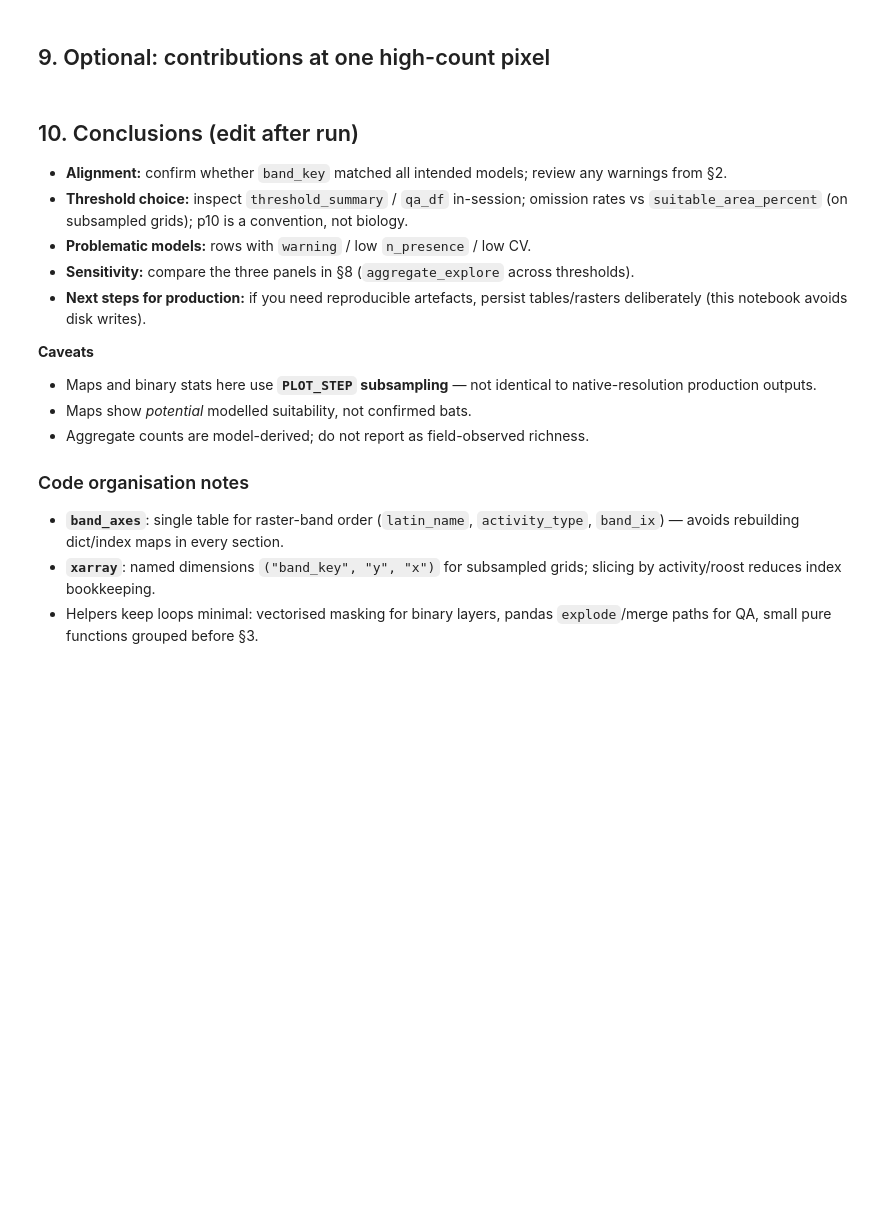
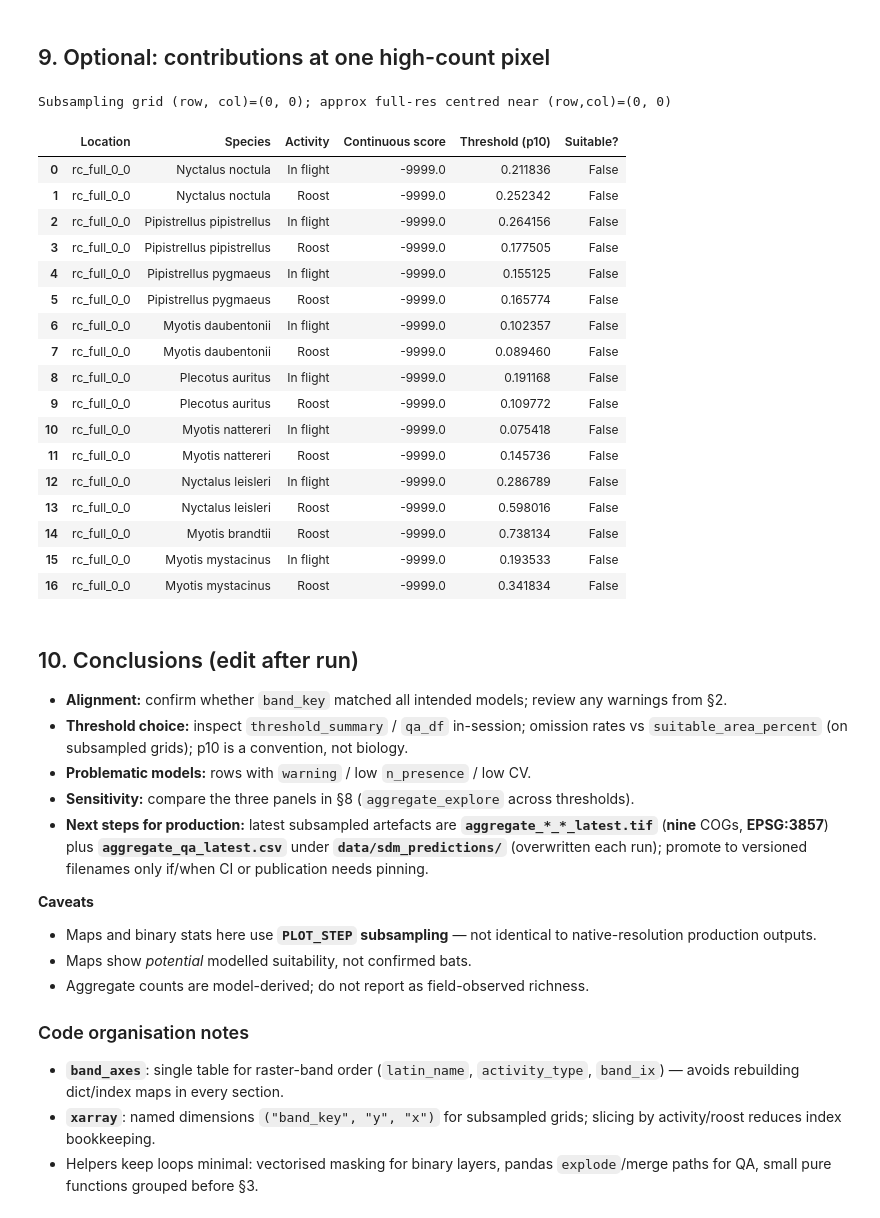
Before and after one commit to MatthewJWhittle/shefflied-bats, a Jupyter notebook: notebooks/postprocessing/threshold_and_aggregate_predictions.ipynb, the cells around one changed output. Drawn from its saved outputs; the diff is of its cells as text; code cells hidden in the pictures; blank space fills up the shorter version.

```diff
--- a/notebooks/postprocessing/threshold_and_aggregate_predictions.ipynb
+++ b/notebooks/postprocessing/threshold_and_aggregate_predictions.ipynb
@@ -628,7 +898,7 @@ plt.show()
 # Pick a high-count pixel on the subsampled p10 "all" layer, then sample full-resolution EV stack at mapped location
 
 z = aggregate_explore["p10_main"]["all"]
-vm = (z < AGG_NODATA - 1) & (z > 0)
+vm = np.isfinite(z) & (z > 0)
 if vm.any():
     flat = np.argmax(z * vm)
     r, c = np.unravel_index(flat, z.shape)
@@ -640,33 +910,53 @@ if vm.any():
     print(
         f"Subsampling grid (row, col)=({r}, {c}); approx full-res centred near (row,col)=({r_full}, {c_full})"
     )
 
     with rio.open(PATH_PREDICTIONS) as srcp:
         contig = np.array(
             [
                 srcp.read(i + 1, window=win)[0, 0]
                 for i in range(len(pred_info["descriptions"]))
             ]
         )
     rows_demo = []
     for bk in raster_band_keys_ordered:
         ib = pred_info["descriptions"].index(bk)
         score = float(contig[ib])
         tr = th_lookup.loc[bk]
         thr = float(tr["threshold_p10_main"])
         rows_demo.append(
             {
                 "Location": f"rc_full_{r_full}_{c_full}",
                 "Species": tr["latin_name"],
                 "Activity": tr["activity_type"],
                 "Continuous score": score,
                 "Threshold (p10)": thr,
                 "Suitable?": score >= thr,
             }
         )
     display(pd.DataFrame(rows_demo))
 else:
     print("No suitable pixels on subsampled aggregate — skip drill-down.")
+# %% [output]
+Subsampling grid (row, col)=(0, 0); approx full-res centred near (row,col)=(0, 0)
+|  | Location | Species | Activity | Continuous score | Threshold (p10) | Suitable? |
+| 0 | rc_full_0_0 | Nyctalus noctula | In flight | -9999.0 | 0.211836 | False |
+| 1 | rc_full_0_0 | Nyctalus noctula | Roost | -9999.0 | 0.252342 | False |
+| 2 | rc_full_0_0 | Pipistrellus pipistrellus | In flight | -9999.0 | 0.264156 | False |
+| 3 | rc_full_0_0 | Pipistrellus pipistrellus | Roost | -9999.0 | 0.177505 | False |
+| 4 | rc_full_0_0 | Pipistrellus pygmaeus | In flight | -9999.0 | 0.155125 | False |
+| 5 | rc_full_0_0 | Pipistrellus pygmaeus | Roost | -9999.0 | 0.165774 | False |
+| 6 | rc_full_0_0 | Myotis daubentonii | In flight | -9999.0 | 0.102357 | False |
+| 7 | rc_full_0_0 | Myotis daubentonii | Roost | -9999.0 | 0.089460 | False |
+| 8 | rc_full_0_0 | Plecotus auritus | In flight | -9999.0 | 0.191168 | False |
+| 9 | rc_full_0_0 | Plecotus auritus | Roost | -9999.0 | 0.109772 | False |
+| 10 | rc_full_0_0 | Myotis nattereri | In flight | -9999.0 | 0.075418 | False |
+| 11 | rc_full_0_0 | Myotis nattereri | Roost | -9999.0 | 0.145736 | False |
+| 12 | rc_full_0_0 | Nyctalus leisleri | In flight | -9999.0 | 0.286789 | False |
+| 13 | rc_full_0_0 | Nyctalus leisleri | Roost | -9999.0 | 0.598016 | False |
+| 14 | rc_full_0_0 | Myotis brandtii | Roost | -9999.0 | 0.738134 | False |
+| 15 | rc_full_0_0 | Myotis mystacinus | In flight | -9999.0 | 0.193533 | False |
+| 16 | rc_full_0_0 | Myotis mystacinus | Roost | -9999.0 | 0.341834 | False |
 # %% [markdown]
 ## 10. Conclusions (edit after run)
 
@@ -674,7 +964,7 @@ else:
 - **Threshold choice:** inspect `threshold_summary` / `qa_df` in-session; omission rates vs `suitable_area_percent` (on subsampled grids); p10 is a convention, not biology.
 - **Problematic models:** rows with `warning` / low `n_presence` / low CV.
 - **Sensitivity:** compare the three panels in §8 (`aggregate_explore` across thresholds).
-- **Next steps for production:** if you need reproducible artefacts, persist tables/rasters deliberately (this notebook avoids disk writes).
+- **Next steps for production:** latest subsampled artefacts are **`aggregate_*_*_latest.tif`** (**nine** COGs, **EPSG:3857**) plus **`aggregate_qa_latest.csv`** under **`data/sdm_predictions/`** (overwritten each run); promote to versioned filenames only if/when CI or publication needs pinning.
 
 **Caveats**
 
```
Also changed, not shown: parts of 16 cells of this notebook.
